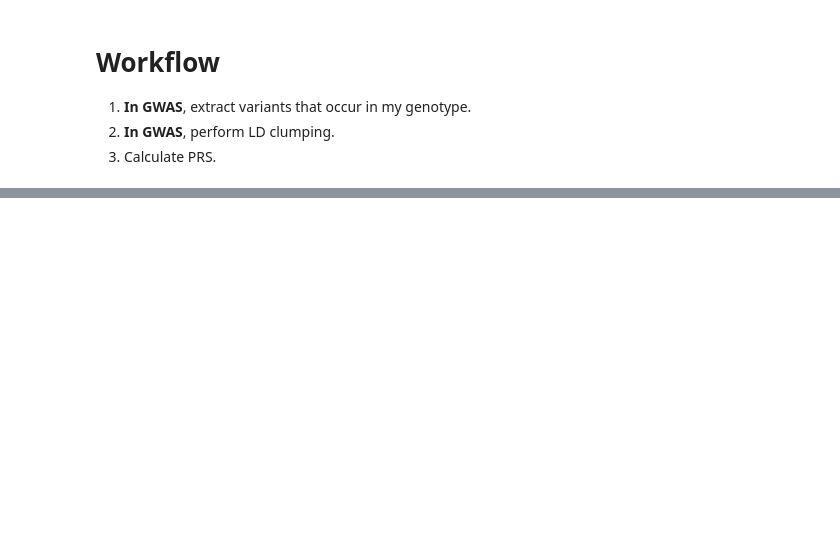
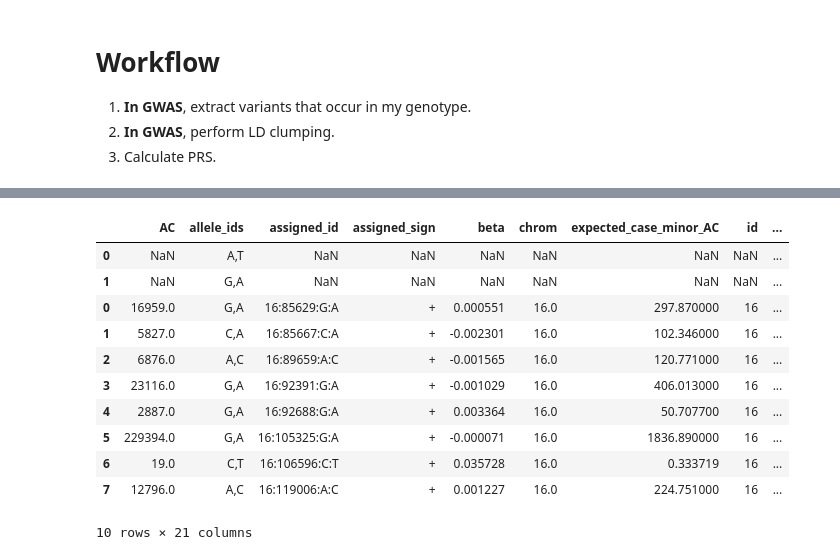
Before and after one commit to liangyy/haplotype-po, a Jupyter notebook: notebook/02_compute_prs.ipynb, the cells around one changed output, grey strips where cells are left out. Cells and saved outputs as stored; diff of their text form; code cells hidden in the pictures; blank space fills up the shorter version.

```diff
--- a/notebook/02_compute_prs.ipynb
+++ b/notebook/02_compute_prs.ipynb
@@ -78,0 +67,14 @@ snp_map
+# %%
+variant_annot = pd.merge(
+    variant_annot,
+    gwas_x_ld_clump,
+    left_on=['assigned_id'],
+    right_on='variant',
+    how='inner'
+)
+# %%
+variant_annot = variant_annot.sort_values(
+    by=['pos']
+).reset_index()
+# %%
+variant_annot['signed_beta'] = variant_annot[['assigned_sign', 'beta']].apply(lambda x: x.beta if x.assigned_sign == '+' else -x.beta, axis=1)
@@ -78,0 +223,17 @@ snp_map
+# %%
+var_list = pd.concat(
+    [
+        pd.DataFrame({
+            'pos': [10, 100],
+            'allele_ids': ['A,T', 'G,A']
+        }),
+        variant_annot
+    ]
+)[:10]
+var_generator = reader.retrieve_from_list(
+    chrom=[ '' for i in range(var_list.shape[0]) ],
+    pos=var_list.pos.tolist(),
+    non_effect_allele=var_list.allele_ids.map(lambda x: x.split(',')[0]).tolist(),
+    effect_allele=var_list.allele_ids.map(lambda x: x.split(',')[1]).tolist(),
+    n_var_cached=100
+)
@@ -78,0 +248,15 @@ snp_map
+# %%
+var_list
+# %% [output]
+|  | AC | allele_ids | assigned_id | assigned_sign | beta | chrom | expected_case_minor_AC | id | ... |
+| 0 | NaN | A,T | NaN | NaN | NaN | NaN | NaN | NaN | ... |
+| 1 | NaN | G,A | NaN | NaN | NaN | NaN | NaN | NaN | ... |
+| 0 | 16959.0 | G,A | 16:85629:G:A | + | 0.000551 | 16.0 | 297.870000 | 16 | ... |
+| 1 | 5827.0 | C,A | 16:85667:C:A | + | -0.002301 | 16.0 | 102.346000 | 16 | ... |
+| 2 | 6876.0 | A,C | 16:89659:A:C | + | -0.001565 | 16.0 | 120.771000 | 16 | ... |
+| 3 | 23116.0 | G,A | 16:92391:G:A | + | -0.001029 | 16.0 | 406.013000 | 16 | ... |
+| 4 | 2887.0 | G,A | 16:92688:G:A | + | 0.003364 | 16.0 | 50.707700 | 16 | ... |
+| 5 | 229394.0 | G,A | 16:105325:G:A | + | -0.000071 | 16.0 | 1836.890000 | 16 | ... |
+| 6 | 19.0 | C,T | 16:106596:C:T | + | 0.035728 | 16.0 | 0.333719 | 16 | ... |
+| 7 | 12796.0 | A,C | 16:119006:A:C | + | 0.001227 | 16.0 | 224.751000 | 16 | ... |
+10 rows × 21 columns
```
Also changed, not shown: parts of 28 cells of this notebook, 6 other files.
